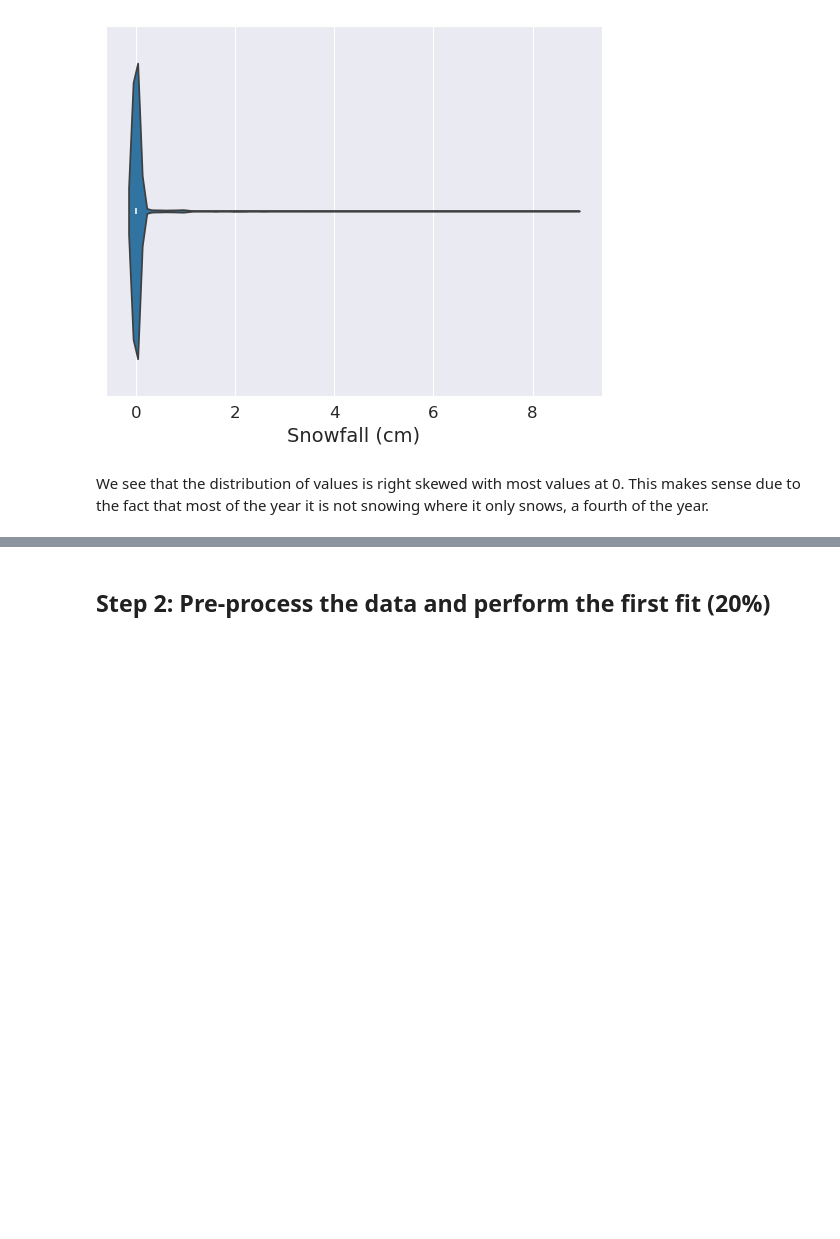
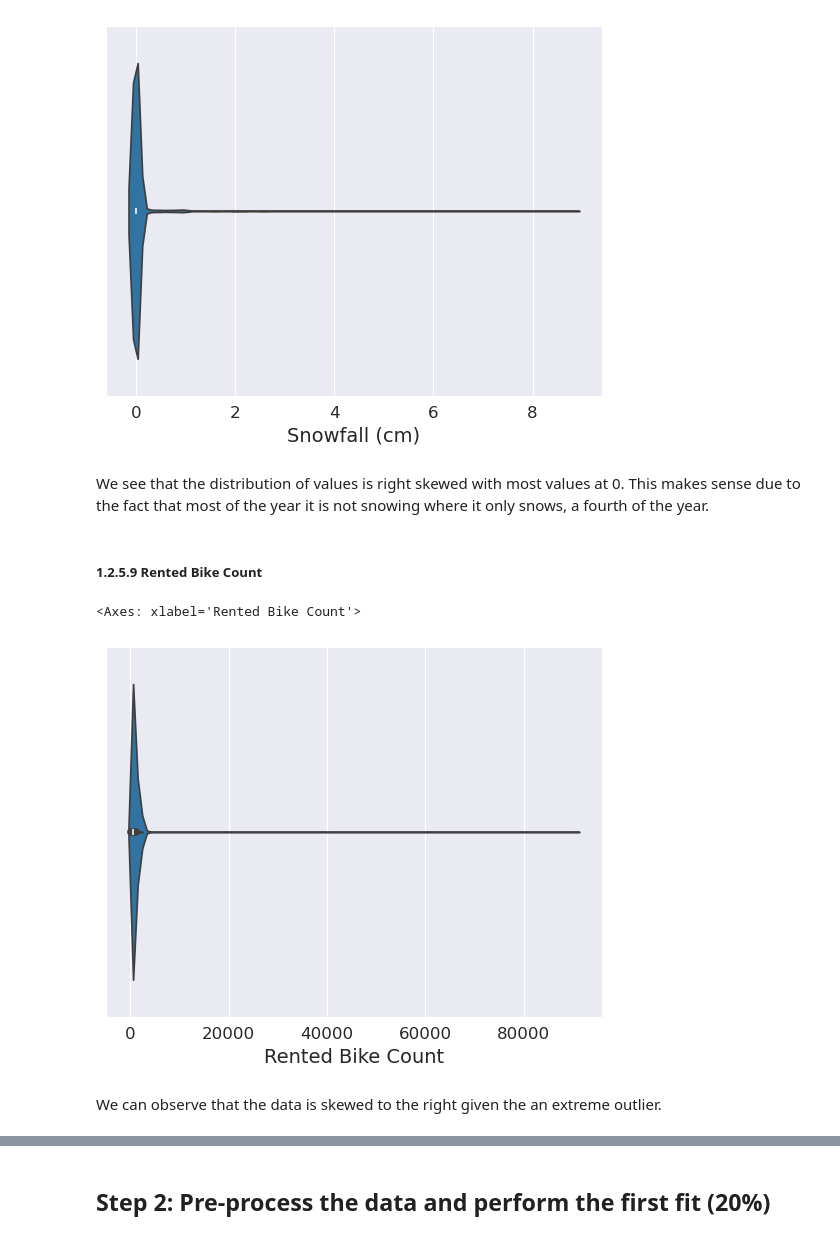
Before and after one commit to nicoataiza/CS7317-2024, a Jupyter notebook: Assignment 1/A1-template-2024.ipynb, the cells around one changed output, grey strips where cells are left out. Saved outputs shown, nothing was run; the diff lists cells and outputs as text; code cells hidden in the pictures; blank space fills up the shorter version.

```diff
--- a/Assignment 1/A1-template-2024.ipynb
+++ b/Assignment 1/A1-template-2024.ipynb
@@ -285,6 +294,9 @@ to_numerical = [feature for feature in cat_features if '(' in feature]
 df[to_numerical] = df[to_numerical].apply(lambda x: pd.to_numeric(x, errors='coerce'))
 num_features = num_features.union(set(to_numerical))
 cat_features = cat_features.difference(set(to_numerical))
+
+# convert Holiday to binary
+df["Holiday"] = df["Holiday"].apply(lambda x: "1" if x == "Holiday" else 0)
 # %% [markdown]
 #### 1.2.5 Identify and fix the outliers
 # %% [markdown]
@@ -504,3 +516,12 @@ sns.violinplot(data=df, x="Snowfall (cm)")
 [figure]
 # %% [markdown]
 We see that the distribution of values is right skewed with most values at 0. This makes sense due to the fact that most of the year it is not snowing where it only snows, a fourth of the year.
+# %% [markdown]
+##### 1.2.5.9 Rented Bike Count
+# %%
+sns.violinplot(data=df, x="Rented Bike Count")
+# %% [output]
+<Axes: xlabel='Rented Bike Count'>
+[figure, added]
+# %% [markdown]
+We can observe that the data is skewed to the right given the an extreme outlier.
```
Also changed, not shown: parts of 17 cells of this notebook.
